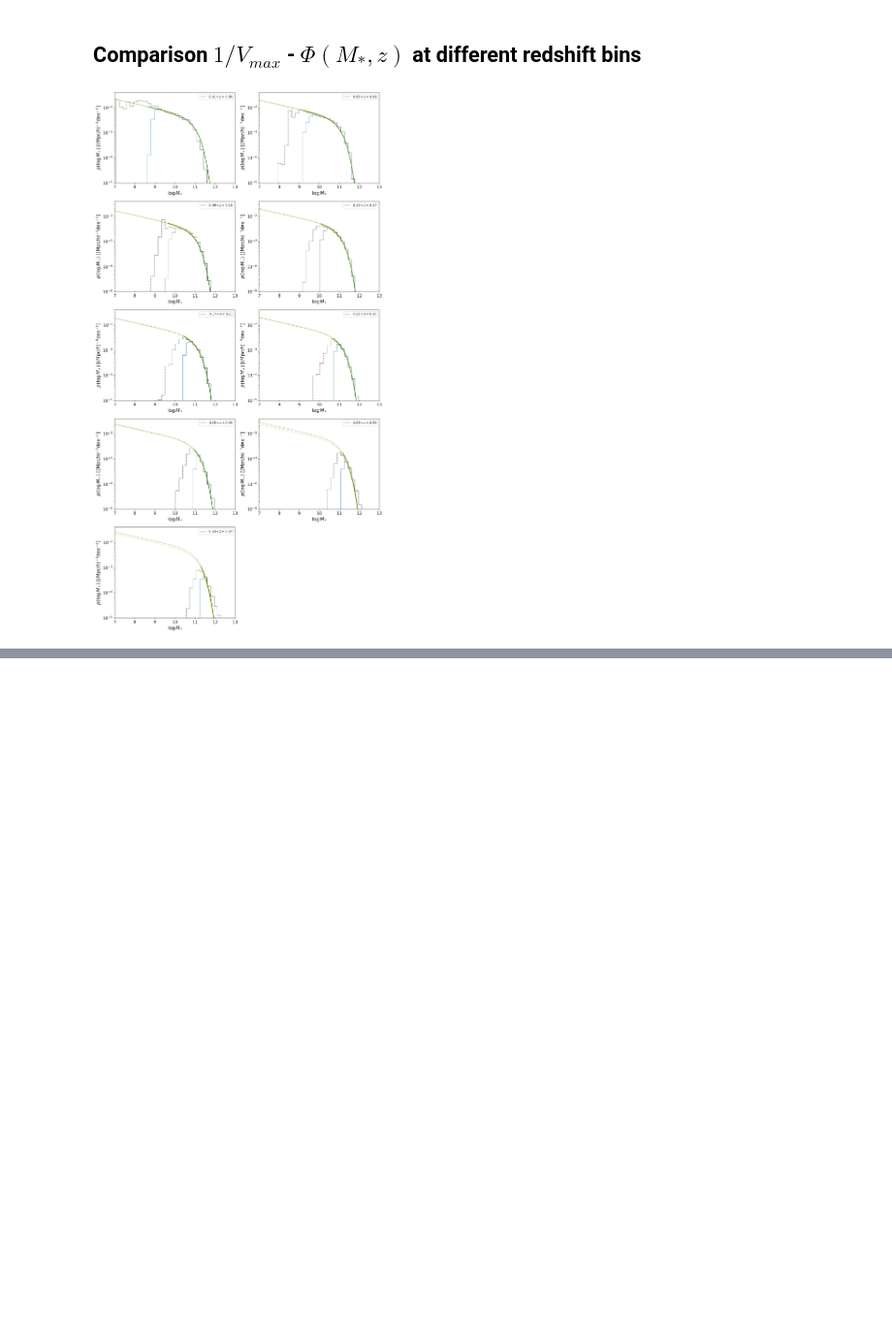
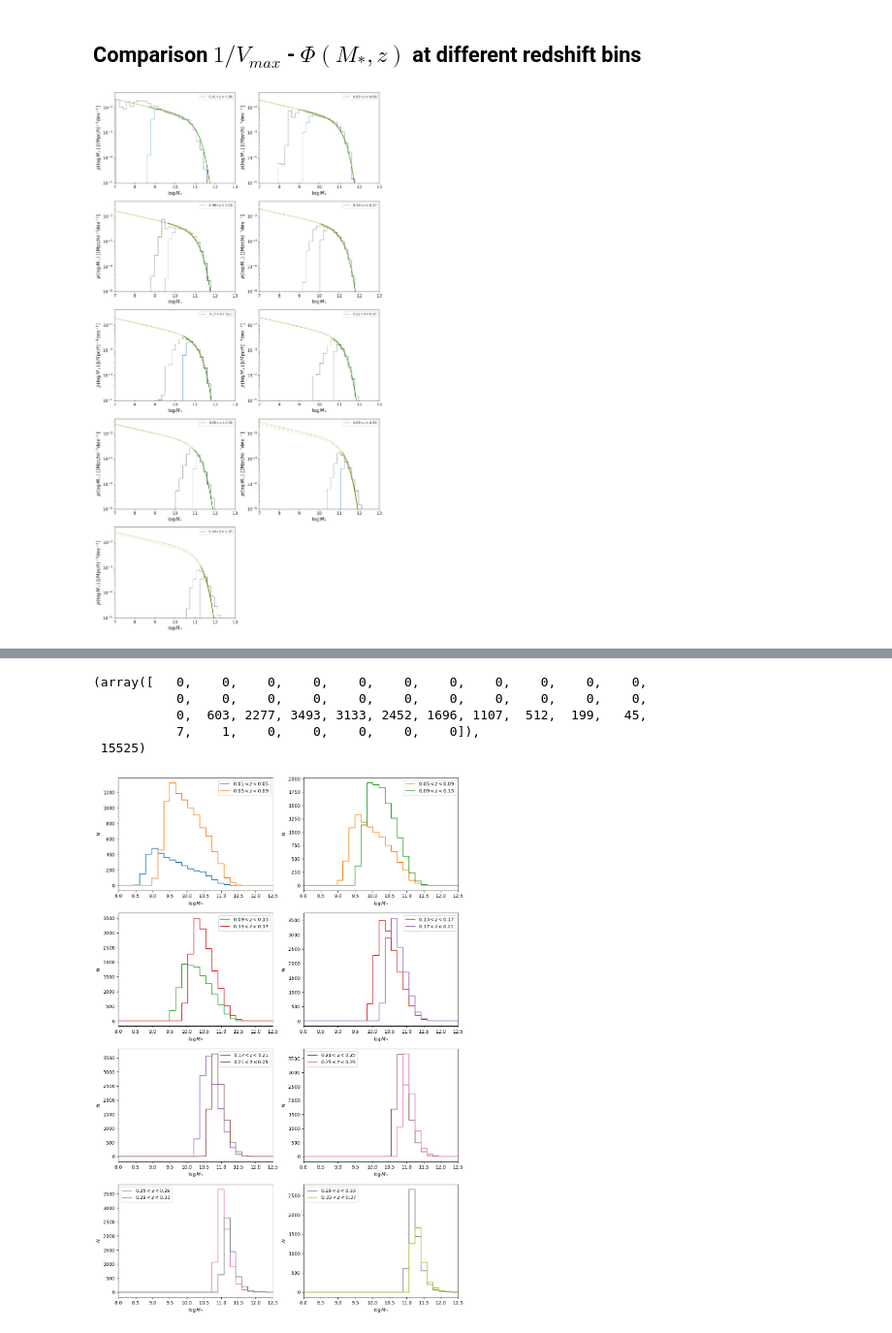
Before and after one commit to fedehope/zSMF, a Jupyter notebook: nb/test.ipynb, the cells around one changed output, grey strips where cells are left out. Shown at 97% size. Drawn from its saved outputs; the diff is of its cells as text; code cells hidden in the pictures; blank space fills up the shorter version.

```diff
--- a/nb/test.ipynb
+++ b/nb/test.ipynb
@@ -181,0 +163,28 @@ True
+# %%
+gal_bin = []
+b_edges = []
+for zmin, zmax in zip(zmins,zmaxs):
+    _, _, x_median, _, _ = bgs.select_galaxies(zmin, zmax)
+    h, b = np.histogram(x_median, range=(6,13), bins=40)
+    gal_bin.append(h)
+    b_edges.append(b)
+# %%
+gal_bin[3], np.sum(gal_bin[3])
+# %% [output]
+(array([   0,    0,    0,    0,    0,    0,    0,    0,    0,    0,    0,
+           0,    0,    0,    0,    0,    0,    0,    0,    0,    0,    0,
+           0,  603, 2277, 3493, 3133, 2452, 1696, 1107,  512,  199,   45,
+           7,    1,    0,    0,    0,    0,    0]),
+ 15525)
+# %%
+plt.figure(figsize=(13,20))
+for i in range(len(gal_bin)-1):
+    plt.subplot(4, 2, i+1)
+    plt.step(b_edges[0][:-1], gal_bin[i], c=f'C{i}', label = f'${round(zmins[i],2)}< z <{round(zmaxs[i],2)}$')
+    plt.step(b_edges[0][:-1], gal_bin[i+1], c=f'C{i+1}', label = f'${round(zmins[i+1],2)}< z <{round(zmaxs[i+1],2)}$')
+    plt.xlabel(r'$\log M_*$')
+    plt.ylabel('$N$')
+    plt.xlim(8, 12.5)
+    plt.legend()
+# %% [output]
+[figure, added]
```
Also changed, not shown: parts of 18 cells of this notebook, 1 other file.
